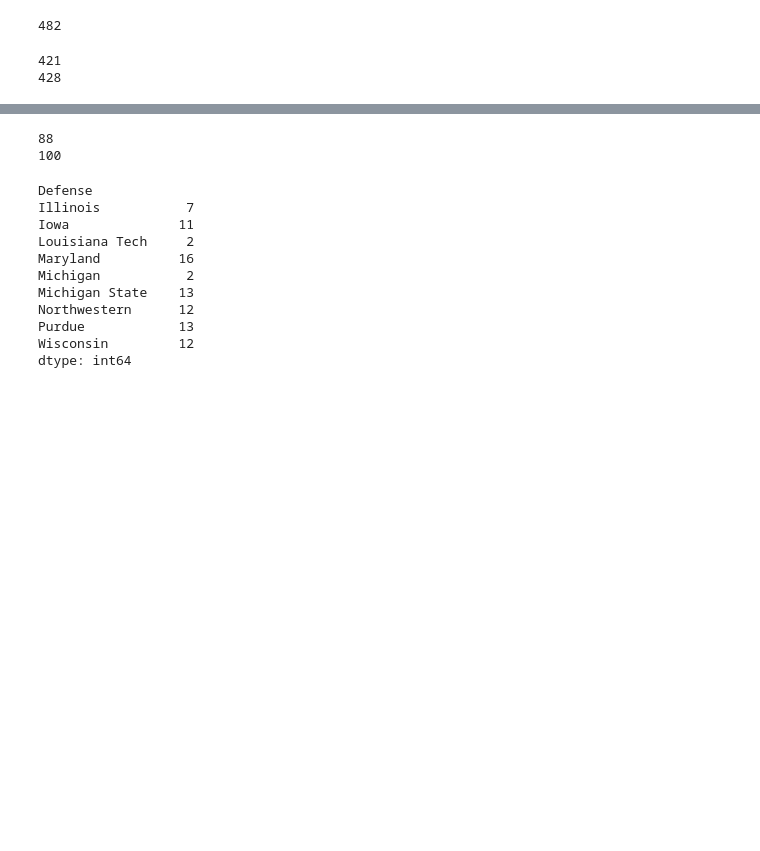
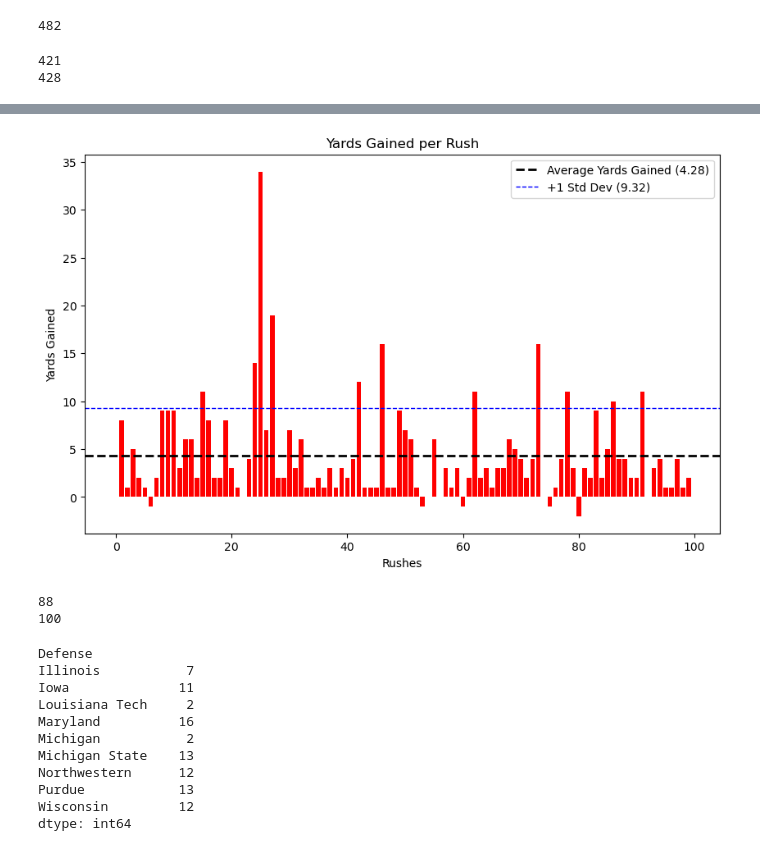
Before and after one commit to garyditsch/NebraskaFootballNotebooks, a Jupyter notebook: EmmettJohnsonReview.ipynb, the cells around one changed output, grey strips where cells are left out. Saved outputs shown, nothing was run; the diff lists cells and outputs as text; code cells hidden in the pictures; blank space fills up the shorter version.

```diff
--- a/EmmettJohnsonReview.ipynb
+++ b/EmmettJohnsonReview.ipynb
@@ -57,3 +7,7 @@ print(len(combined_df))
 ## Use the dataframe and create a sqlite db
 
 connection = sqlite3.connect('../2023_SqliteDV.db')
+
+query = "SELECT * FROM plays"
+
+df = pd.read_sql_query(query, connection)
@@ -95 +80,19 @@ print(grant_total_yards)
+# %%
+# Creating a bar chart using Matplotlib for Grant
+plt.figure(figsize=(10, 6))
+plt.bar(grant_df_sorted_reset.index, grant_df_sorted_reset['Yards Gained'], color='red')
+
+# Adding a horizontal line for the average
+plt.axhline(average_yards, color='black', linestyle='--', linewidth=2, label=f'Average Yards Gained ({average_yards:.2f})')
+
+# Adding horizontal lines for the standard deviation
+plt.axhline(average_yards + std_dev_yards, color='blue', linestyle='--', linewidth=1, label=f'+1 Std Dev ({average_yards + std_dev_yards:.2f})')
+
+plt.title('Yards Gained per Rush')
+plt.xlabel('Rushes')
+plt.ylabel('Yards Gained')
+plt.legend()
+plt.show()
+# %% [output]
+[figure, added]
 # %%
```
Also changed, not shown: parts of 21 cells of this notebook, 8 other files.
